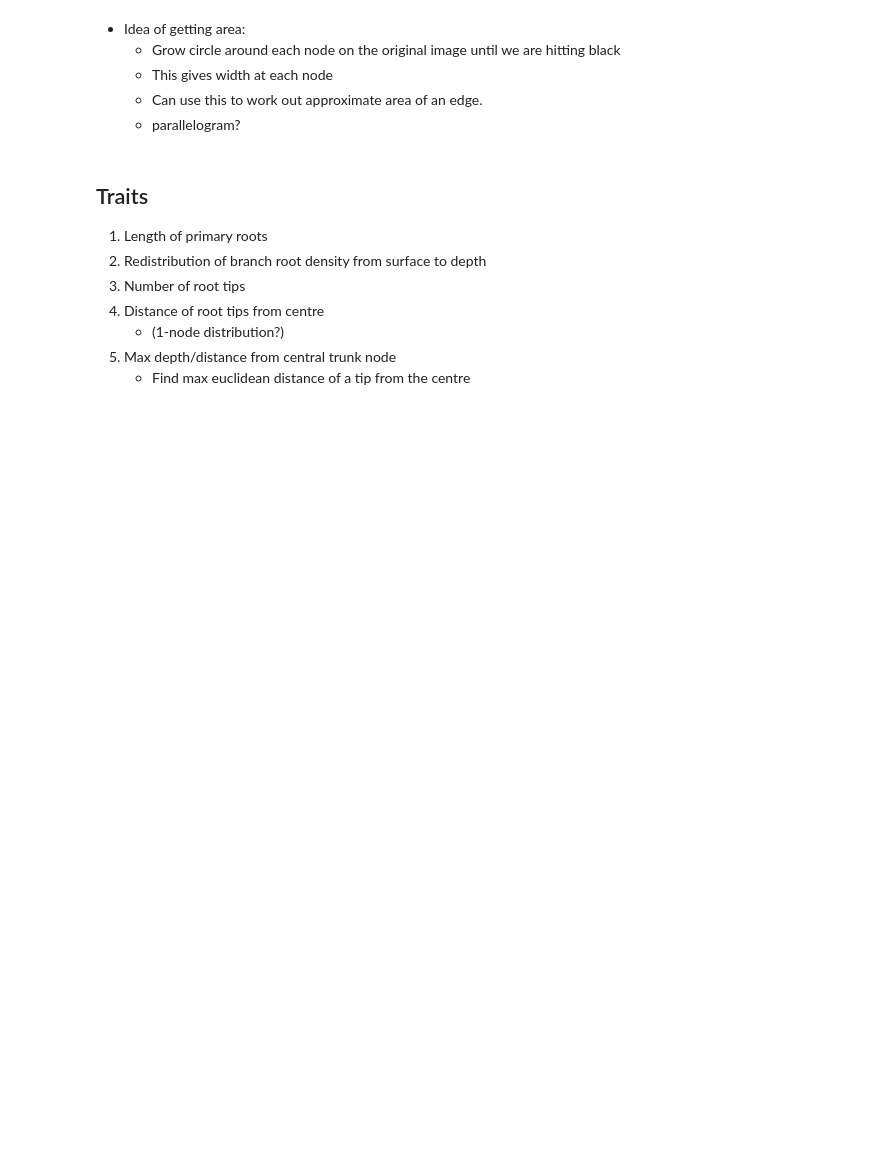
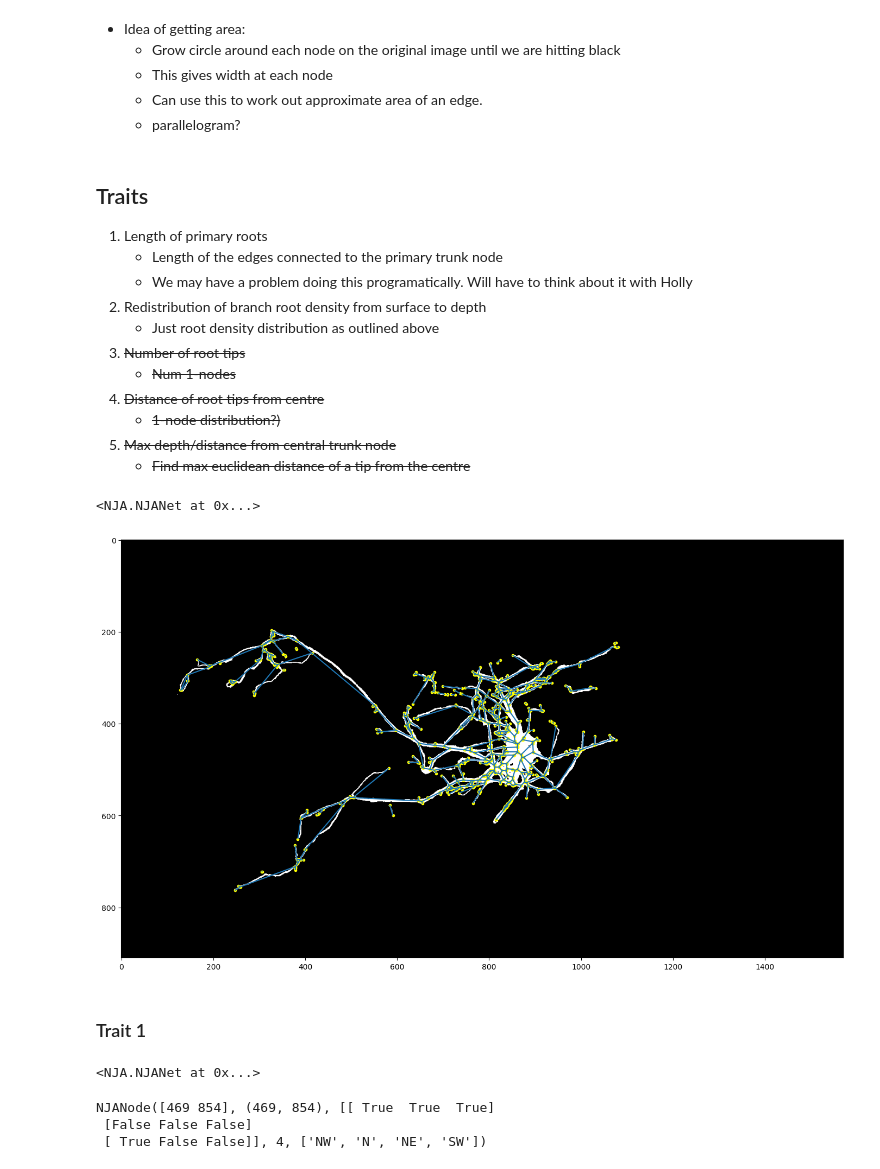
Before and after one commit to fwimp/NJA, a Jupyter notebook: root_package_tester.ipynb, the cells around one changed output. Saved outputs shown, nothing was run; the diff lists cells and outputs as text; code cells hidden in the pictures; blank space fills up the shorter version.

```diff
--- a/root_package_tester.ipynb
+++ b/root_package_tester.ipynb
@@ -417,9 +436,26 @@ sns.kdeplot(devs, clip = [0,1])
 # %% [markdown]
 ## Traits
 1. Length of primary roots
+    - Length of the edges connected to the primary trunk node
+    - We may have a problem doing this programatically. Will have to think about it with Holly
 2. Redistribution of branch root density from surface to depth
-3. Number of root tips
-4. Distance of root tips from centre
-    - (1-node distribution?)
-5. Max depth/distance from central trunk node
-    - Find max euclidean distance of a tip from the centre
+    - Just root density distribution as outlined above
+3. ~~Number of root tips~~
+    - ~~Num 1-nodes~~
+4. ~~Distance of root tips from centre~~
+    - ~~1-node distribution?)~~
+5. ~~Max depth/distance from central trunk node~~
+    - ~~Find max euclidean distance of a tip from the centre~~
+# %%
+net = NJANet.fromimage("data/capturetop.png")
+# net.cluster_close_nodes(10)
+# %%
+net.generate_blurred().find_centroid().calculate_contour_centroids()
+# %% [output]
+<NJA.NJANet at 0x...>
+# %%
+net.plot(True)
+# %% [output]
+[figure, added]
+# %% [markdown]
+### Trait 1
@@ -425,0 +470,11 @@ sns.kdeplot(devs, clip = [0,1])
+# %%
+#IMPLEMENTED
+net.find_basenode()
+# %% [output]
+<NJA.NJANet at 0x...>
+# %%
+net.basenode
+# %% [output]
+NJANode([469 854], (469, 854), [[ True  True  True]
+ [False False False]
+ [ True False False]], 4, ['NW', 'N', 'NE', 'SW'])
```
Also changed, not shown: parts of 51 cells of this notebook, 1 other file.
